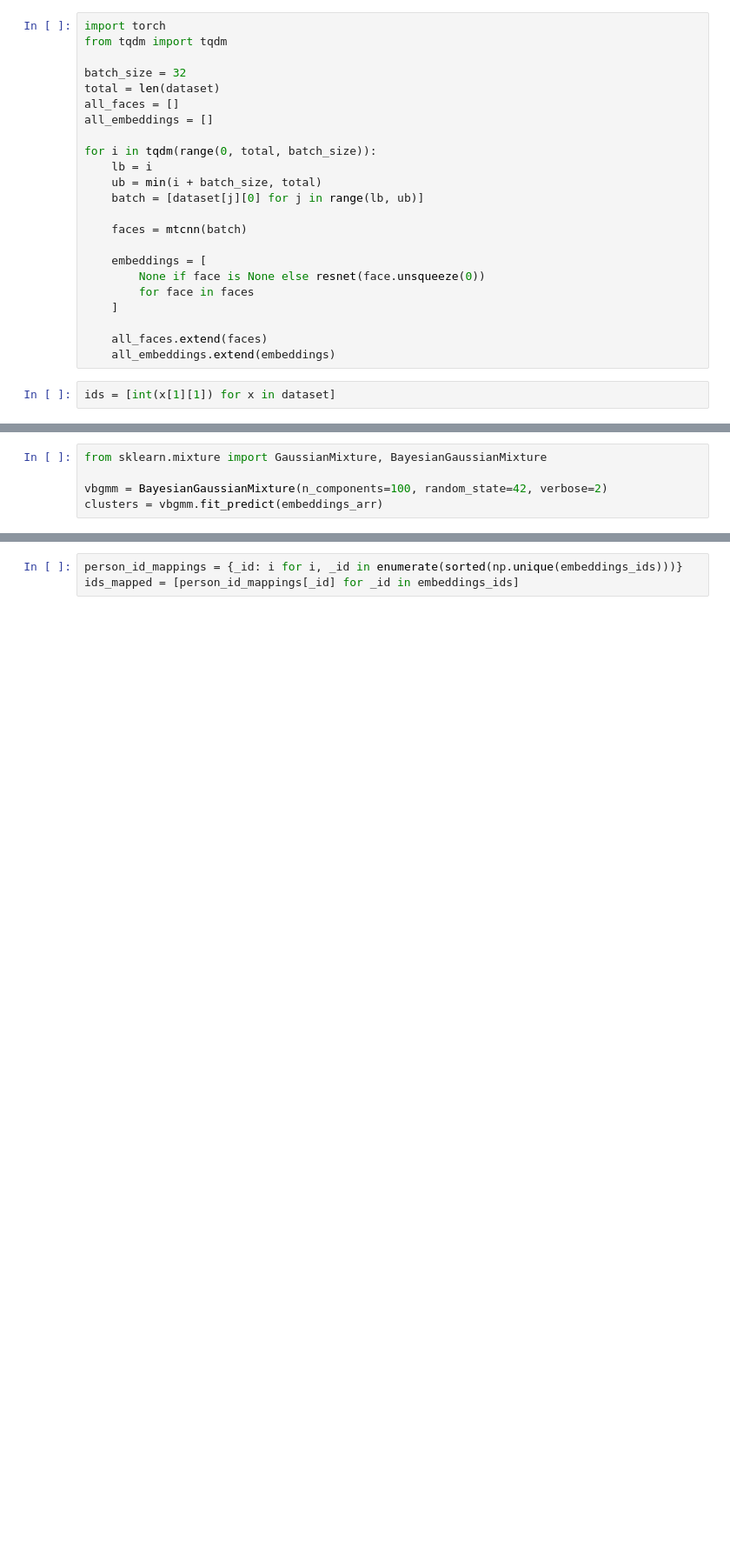
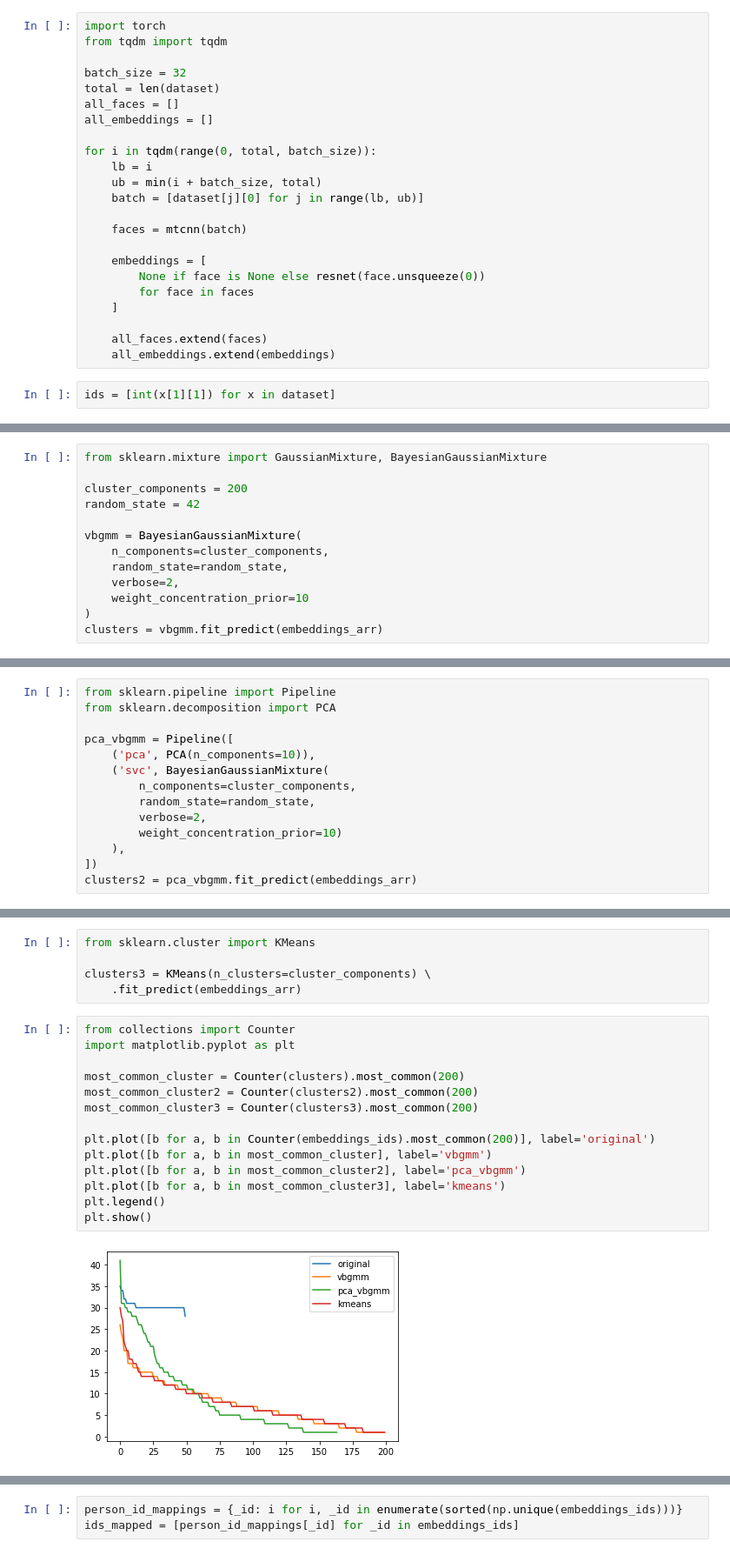
Before and after one commit to RajatRasal/face_clustering_with_vbgmm, a Jupyter notebook: Experiments with VBGMM.ipynb, the cells around one changed output, grey strips where cells are left out. Shown at 87% size. Saved outputs shown, nothing was run; the diff lists cells and outputs as text; blank space fills up the shorter version.

Commit message:
1) Comparing distribution of cluster assignments 2) Kmeans

```diff
--- a/Experiments with VBGMM.ipynb
+++ b/Experiments with VBGMM.ipynb
@@ -83,7 +88,15 @@ embeddings_arr.shape
 # %%
 from sklearn.mixture import GaussianMixture, BayesianGaussianMixture
 
-vbgmm = BayesianGaussianMixture(n_components=100, random_state=42, verbose=2)
+cluster_components = 200
+random_state = 42
+
+vbgmm = BayesianGaussianMixture(
+    n_components=cluster_components,
+    random_state=random_state,
+    verbose=2,
+    weight_concentration_prior=10
+)
 clusters = vbgmm.fit_predict(embeddings_arr)
 # %% [output]
 Initialization 0
@@ -90,0 +104,14 @@ Initialization converged: True   time lapse 56.91564s    ll 2019861458.51278
+# %%
+from sklearn.pipeline import Pipeline
+from sklearn.decomposition import PCA
+
+pca_vbgmm = Pipeline([
+    ('pca', PCA(n_components=10)),
+    ('svc', BayesianGaussianMixture(
+        n_components=cluster_components,
+        random_state=random_state,
+        verbose=2,
+        weight_concentration_prior=10)
+    ),
+])
+clusters2 = pca_vbgmm.fit_predict(embeddings_arr)
@@ -90,0 +126,21 @@ Initialization converged: True   time lapse 56.91564s    ll 2019861458.51278
+# %%
+from sklearn.cluster import KMeans
+
+clusters3 = KMeans(n_clusters=cluster_components) \
+    .fit_predict(embeddings_arr)
+# %%
+from collections import Counter
+import matplotlib.pyplot as plt
+
+most_common_cluster = Counter(clusters).most_common(200)
+most_common_cluster2 = Counter(clusters2).most_common(200)
+most_common_cluster3 = Counter(clusters3).most_common(200)
+
+plt.plot([b for a, b in Counter(embeddings_ids).most_common(200)], label='original')
+plt.plot([b for a, b in most_common_cluster], label='vbgmm')
+plt.plot([b for a, b in most_common_cluster2], label='pca_vbgmm')
+plt.plot([b for a, b in most_common_cluster3], label='kmeans')
+plt.legend()
+plt.show()
+# %% [output]
+[figure, added]
```
Also changed, not shown: parts of 17 cells of this notebook.
